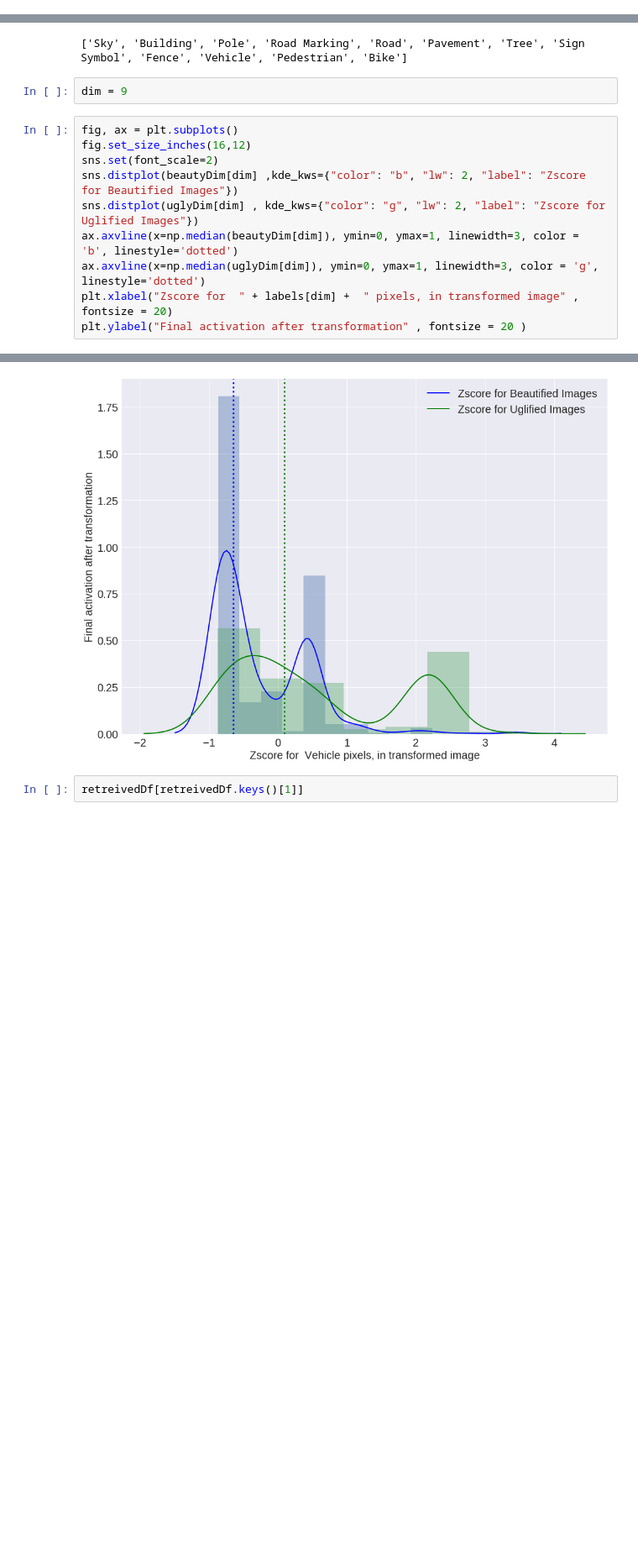
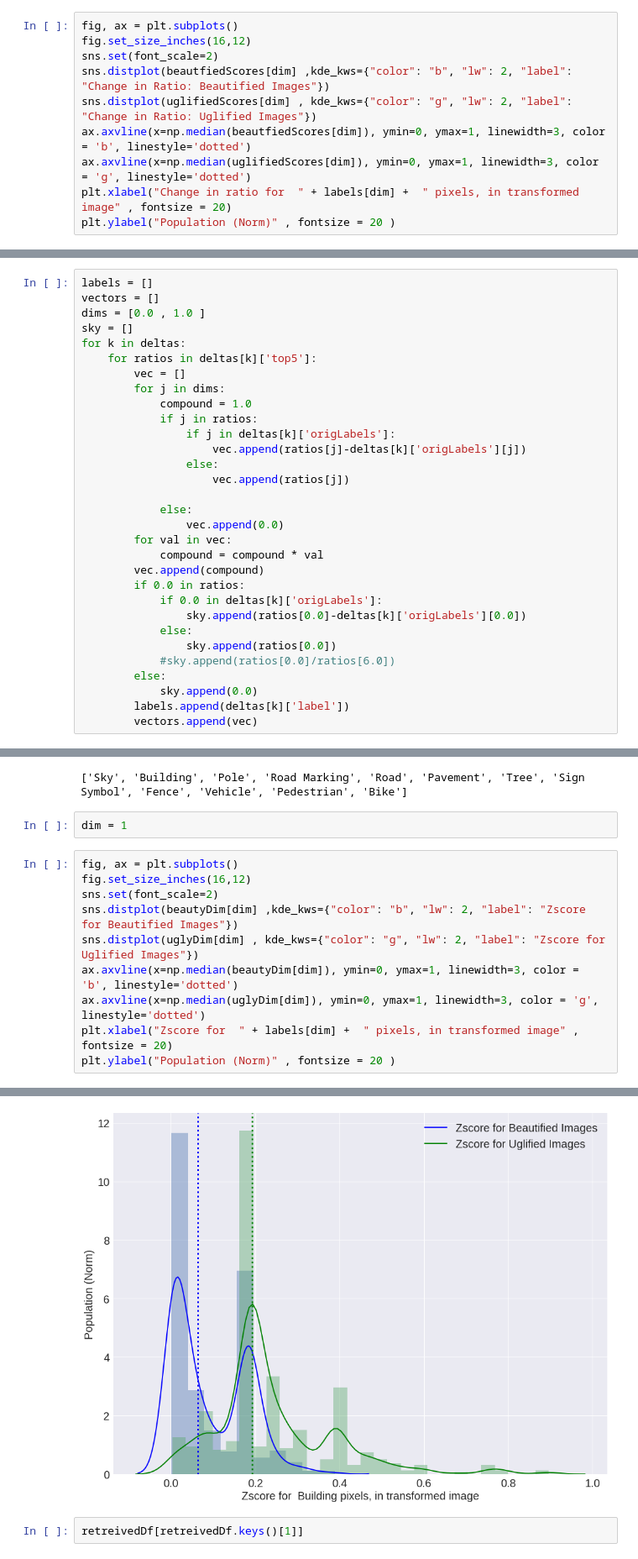
Before and after one commit to sagarjoglekar/ExplainingUrbanEmotions, a Jupyter notebook: notebooks/RetreivalPipeline.ipynb, the cells around one changed output, grey strips where cells are left out. Shown at 84% size. Saved outputs shown, nothing was run; the diff lists cells and outputs as text; blank space fills up the shorter version.

```diff
--- a/notebooks/RetreivalPipeline.ipynb
+++ b/notebooks/RetreivalPipeline.ipynb
@@ -464,0 +638,10 @@ for k in retreivedDf:
+# %%
+fig, ax = plt.subplots()
+fig.set_size_inches(16,12)
+sns.set(font_scale=2)
+sns.distplot(beautfiedScores[dim] ,kde_kws={"color": "b", "lw": 2, "label": "Change in Ratio: Beautified Images"})
+sns.distplot(uglifiedScores[dim] , kde_kws={"color": "g", "lw": 2, "label": "Change in Ratio: Uglified Images"})
+ax.axvline(x=np.median(beautfiedScores[dim]), ymin=0, ymax=1, linewidth=3, color = 'b', linestyle='dotted')
+ax.axvline(x=np.median(uglifiedScores[dim]), ymin=0, ymax=1, linewidth=3, color = 'g', linestyle='dotted')
+plt.xlabel("Change in ratio for  " + labels[dim] +  " pixels, in transformed image" , fontsize = 20)
+plt.ylabel("Population (Norm)" , fontsize = 20 )
@@ -465,2 +651,33 @@ for k in retreivedDf:
+# %%
+labels = []
+vectors = []
+dims = [0.0 , 1.0 ]
+sky = []
+for k in deltas:
+    for ratios in deltas[k]['top5']:
+        vec = []
+        for j in dims:
+            compound = 1.0
+            if j in ratios:
+                if j in deltas[k]['origLabels']:
+                    vec.append(ratios[j]-deltas[k]['origLabels'][j])
+                else:
+                    vec.append(ratios[j])
+
+            else:
+                vec.append(0.0)
+        for val in vec:
+            compound = compound * val
+        vec.append(compound)
+        if 0.0 in ratios:
+            if 0.0 in deltas[k]['origLabels']:
+                sky.append(ratios[0.0]-deltas[k]['origLabels'][0.0])
+            else:
+                sky.append(ratios[0.0])
+            #sky.append(ratios[0.0]/ratios[6.0])
+        else:
+            sky.append(0.0)
+        labels.append(deltas[k]['label'])
+        vectors.append(vec)
 # %%
 #deltas[deltas.keys()[1]]
@@ -561,20 +967,20 @@ print labels
 # %% [output]
 ['Sky', 'Building', 'Pole', 'Road Marking', 'Road', 'Pavement', 'Tree', 'Sign Symbol', 'Fence', 'Vehicle', 'Pedestrian', 'Bike']
 # %%
-dim = 9
+dim = 1
 # %%
 fig, ax = plt.subplots()
 fig.set_size_inches(16,12)
 sns.set(font_scale=2)
 sns.distplot(beautyDim[dim] ,kde_kws={"color": "b", "lw": 2, "label": "Zscore for Beautified Images"})
 sns.distplot(uglyDim[dim] , kde_kws={"color": "g", "lw": 2, "label": "Zscore for Uglified Images"})
 ax.axvline(x=np.median(beautyDim[dim]), ymin=0, ymax=1, linewidth=3, color = 'b', linestyle='dotted')
 ax.axvline(x=np.median(uglyDim[dim]), ymin=0, ymax=1, linewidth=3, color = 'g', linestyle='dotted')
 plt.xlabel("Zscore for  " + labels[dim] +  " pixels, in transformed image" , fontsize = 20)
-plt.ylabel("Final activation after transformation" , fontsize = 20 )
+plt.ylabel("Population (Norm)" , fontsize = 20 )
 # %% [output]
 <matplotlib.text.Text at 0x...>
-[figure, old version]
+[figure, new version]
 # %%
 retreivedDf[retreivedDf.keys()[1]]
 # %% [output]
```
Also changed, not shown: parts of 85 cells of this notebook, 6 other files.
